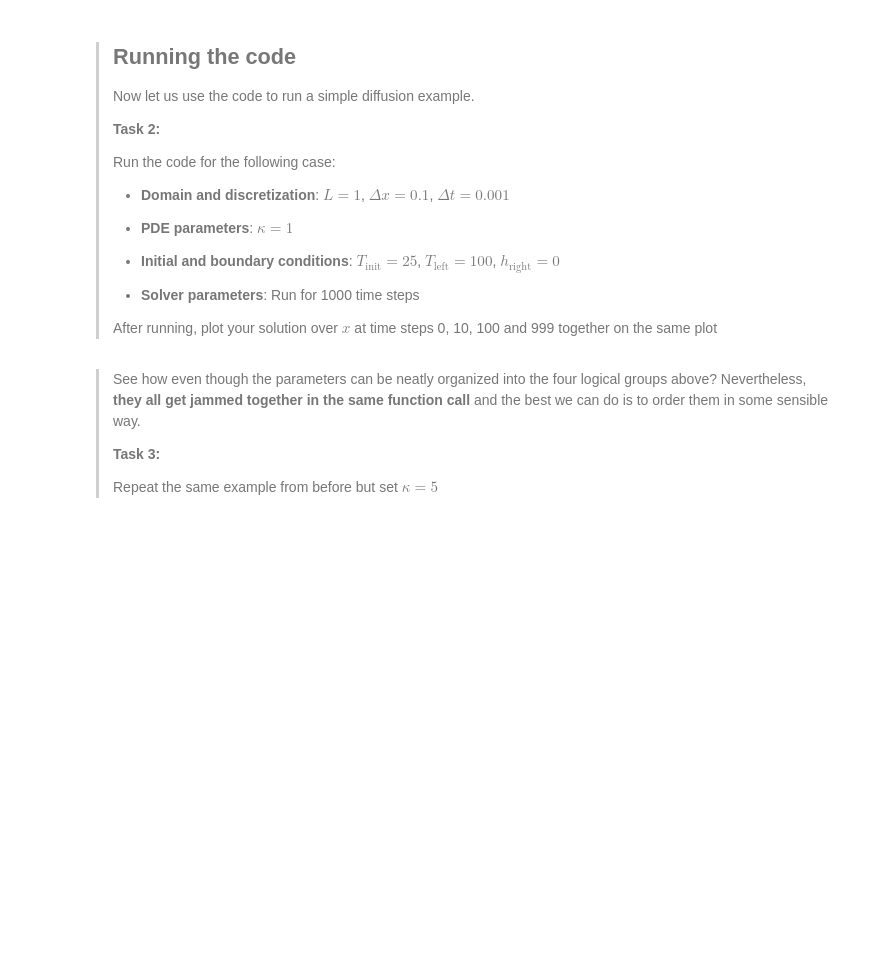
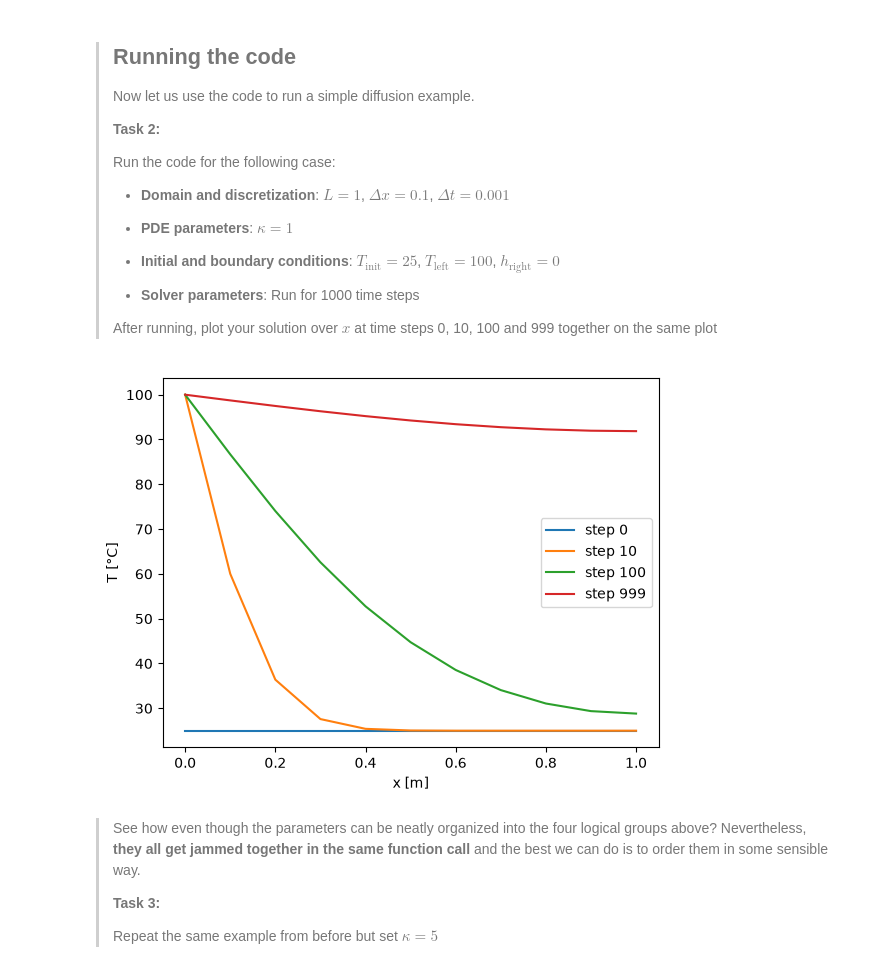
Before and after one commit to torgeklemann/PA.2.1, a Jupyter notebook: 1_functional.ipynb, the cells around one changed output. Drawn from its saved outputs; the diff is of its cells as text; code cells hidden in the pictures; blank space fills up the shorter version.

```diff
--- a/1_functional.ipynb
+++ b/1_functional.ipynb
@@ -31,20 +31,19 @@ def run_diffusion(
     T = np.zeros((n_steps,nx))
 
     # temperature field at t=0
-    T[0,:] = # YOUR_CODE_LINE_HERE
+    T[0,:] = T_init
 
     # loop through time
     for n in range(n_steps-1):
         # solution on the left
-        T[n+1,0] = # YOUR_CODE_LINE_HERE
+        T[n+1,0] = T_left
 
         # solution in the interior
         for m in range(1,nx-1):
-            # YOUR_CODE_LINE_HERE
+            T[n+1,m] = T[n,m] + kappa*dt/dx**2*(T[n,m+1] - 2*T[n,m] + T[n,m-1])
 
         # solution on the right
-        T[n+1,-1] = # YOUR_CODE_LINE_HERE
-
+        T[n+1,-1] = T[n,-1] + 2*kappa*dt/dx**2*(T[n,-2] - T[n,-1] + h_right*dx)
     return x, T
 # %% [markdown]
 > ## Running the code
@@ -72,3 +65,17 @@ x,T = # YOUR_CODE_LINE_HERE
+# %%
+# run the solver
+x,T = run_diffusion(L=1, dx=0.1, dt=0.001, kappa=1,
+                    T_init=25, T_left=100, h_right=0, n_steps=1000)
+
+# plot the solution
+for n in [0, 10, 100, 999]:
+    plt.plot(x, T[n,:], label=f'step {n}')   # row n = temperature profile at that time
+plt.xlabel('x [m]')
+plt.ylabel('T [°C]')
+plt.legend()
+plt.show()
+# %% [output]
+[figure, added]
 # %% [markdown]
 > See how even though the parameters can be neatly organized into the four logical groups above? Nevertheless, **they all get jammed together in the same function call** and the best we can do is to order them in some sensible way.
 >
```
Also changed, not shown: parts of 7 cells of this notebook, 1 other file.
